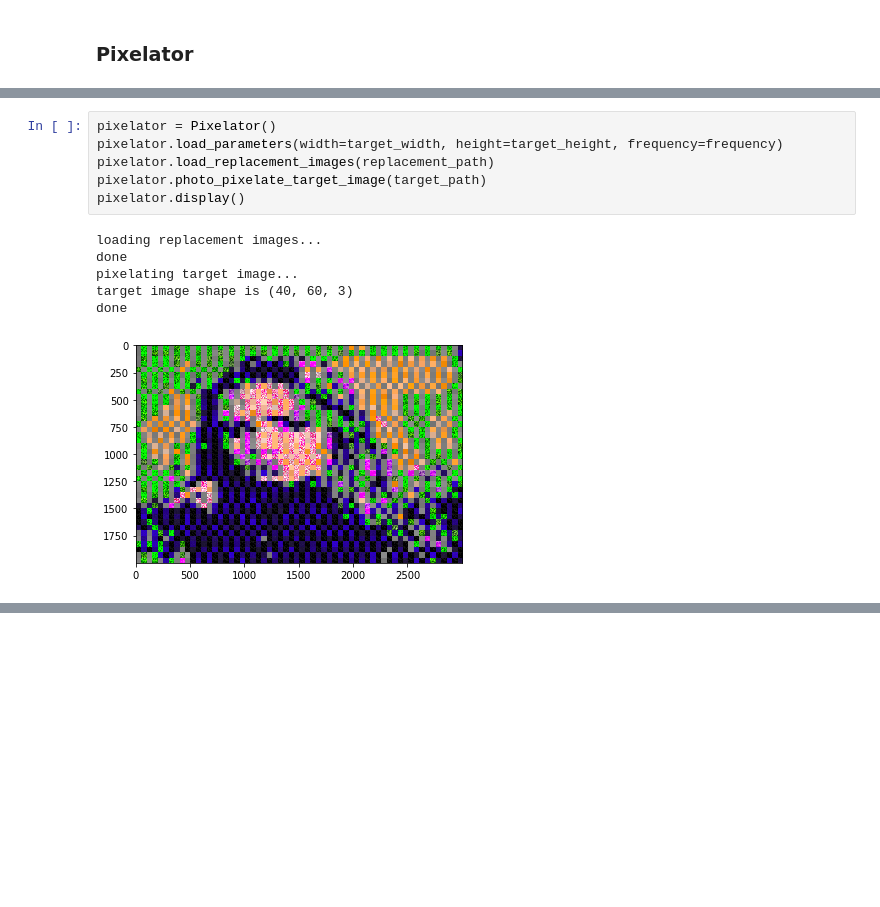
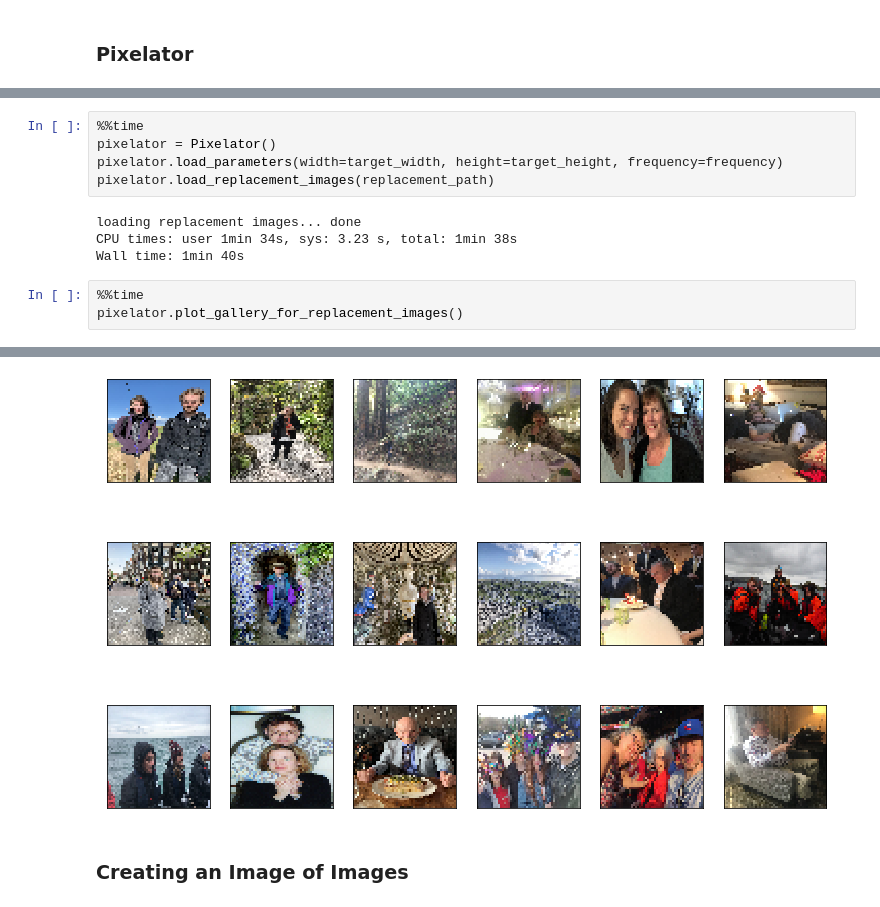
Before and after one commit to Buddhamon/Photo-Pixelate, a Jupyter notebook: source/Photo-Pixelate.ipynb, the cells around one changed output, grey strips where cells are left out. Saved outputs shown, nothing was run; the diff lists cells and outputs as text; blank space fills up the shorter version.

```diff
--- a/source/Photo-Pixelate.ipynb
+++ b/source/Photo-Pixelate.ipynb
@@ -204,13 +287,13 @@ class Pixelator:
 # %%
+%%time
 pixelator = Pixelator()
 pixelator.load_parameters(width=target_width, height=target_height, frequency=frequency)
 pixelator.load_replacement_images(replacement_path)
-pixelator.photo_pixelate_target_image(target_path)
-pixelator.display()
 # %% [output]
-loading replacement images...
-done
-pixelating target image...
-target image shape is (40, 60, 3)
-done
+loading replacement images... done
+CPU times: user 1min 34s, sys: 3.23 s, total: 1min 38s
+Wall time: 1min 40s
-[figure, removed]
+# %%
+%%time
+pixelator.plot_gallery_for_replacement_images()
+# %% [output]
@@ -216,0 +303,3 @@ done
+[figure, added]
+# %% [markdown]
+### Creating an Image of Images
```
Also changed, not shown: parts of 12 cells of this notebook.
